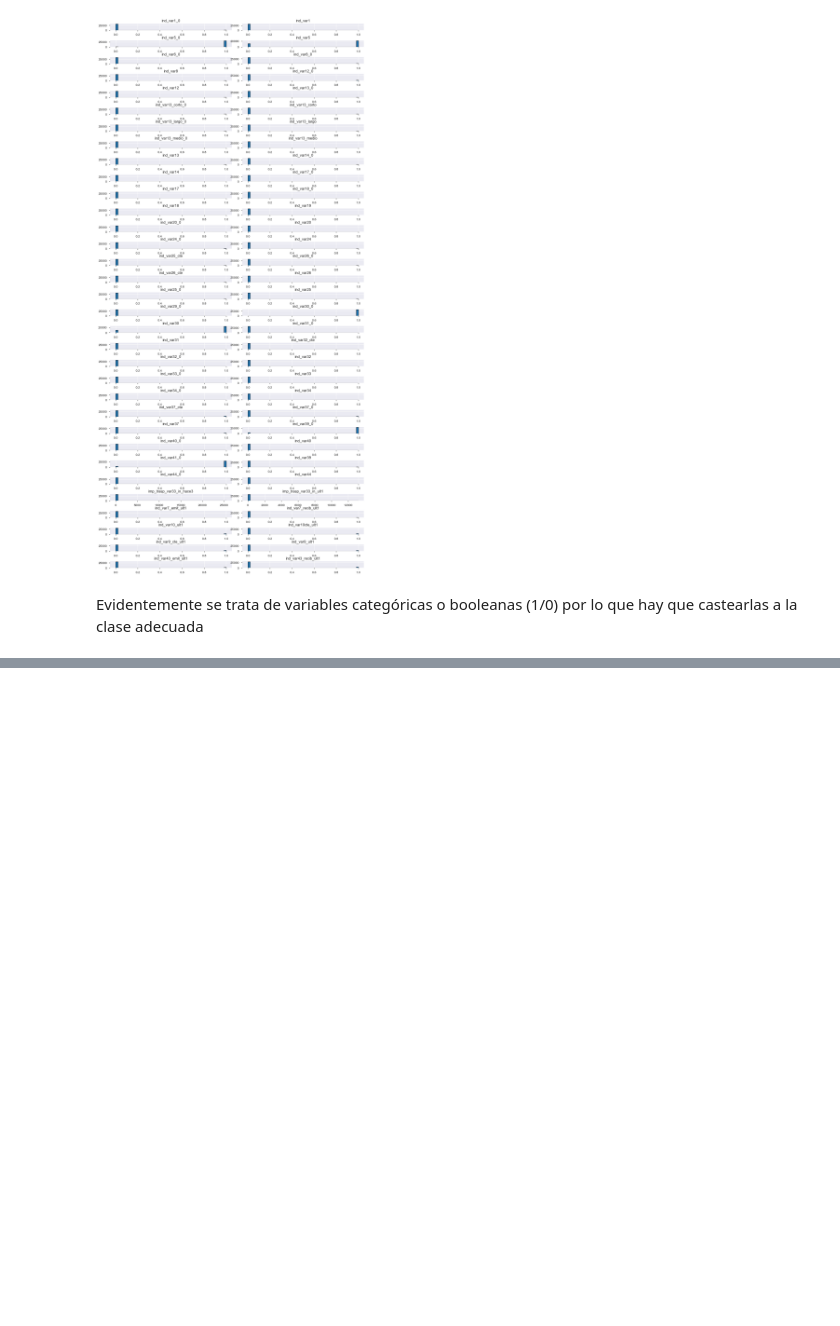
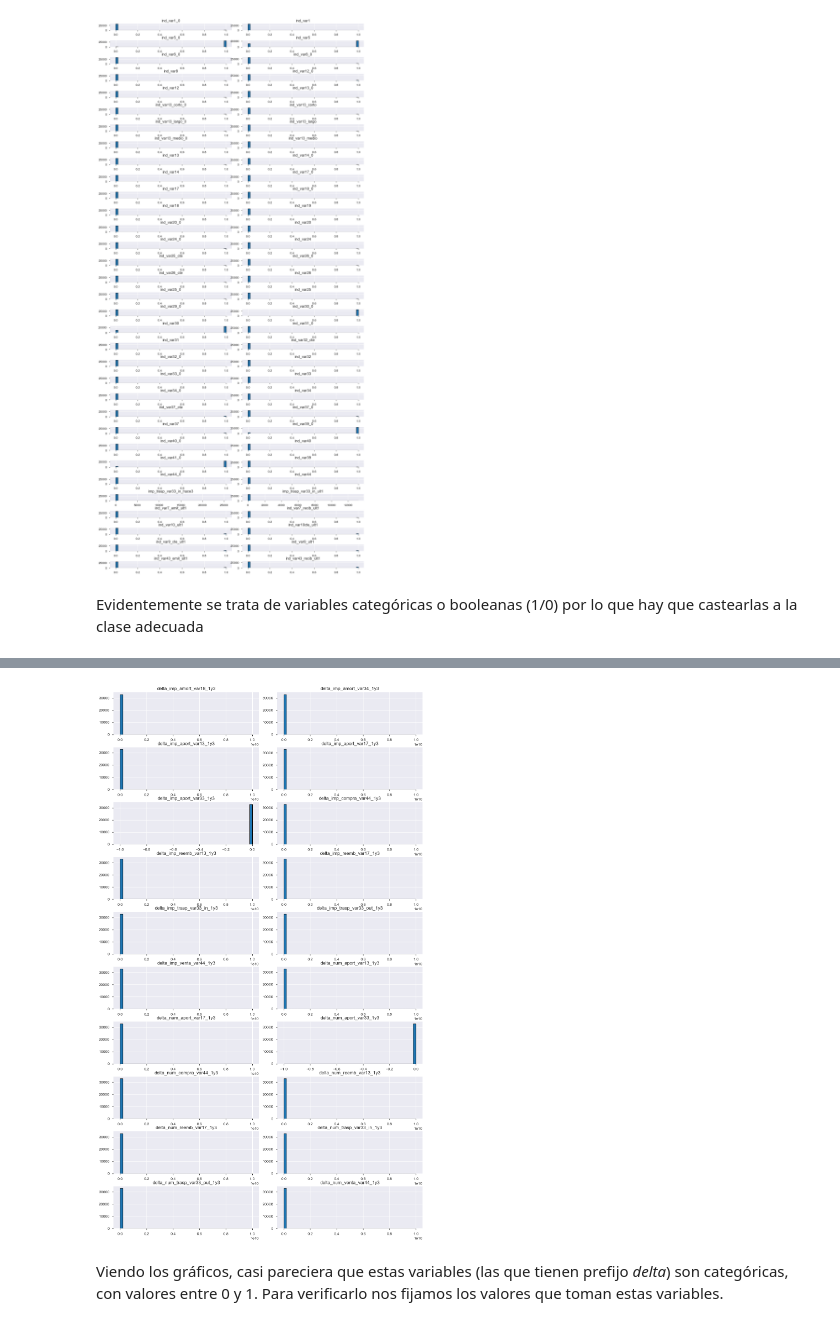
Before and after one commit to EmilianoLS/tp_machine_learning, a Jupyter notebook: tp_ml_churn.ipynb, the cells around one changed output, grey strips where cells are left out. Saved outputs shown, nothing was run; the diff lists cells and outputs as text; code cells hidden in the pictures; blank space fills up the shorter version.

```diff
--- a/tp_ml_churn.ipynb
+++ b/tp_ml_churn.ipynb
@@ -186,0 +188,13 @@ memory usage: 64.3 MB
+# %%
+axes_index = [[x,y] for x,y in itertools.product(range(10), range(2))]                              # Creo un vector para guardar las posiciones en la matriz de ejes mas abajo
+fig, axes = plt.subplots(nrows=10, ncols=2, figsize = (12,20))                                      # Creo un subplot con la cantidad de variables de tipo imp
+plt.tight_layout()                                                                                  # Para que se encuentren distribuidos de forma pareja
+for i in range(0,len(delta_columns)):
+    axes[axes_index[i][0],axes_index[i][1]].hist(df[delta_columns[i]],
+                                                 bins = 50, edgecolor = 'black',
+                                                 linewidth = 1.0)
+    axes[axes_index[i][0],axes_index[i][1]].set_title(delta_columns[i])
+# %% [output]
+[figure, added]
+# %% [markdown]
+Viendo los gráficos, casi pareciera que estas variables (las que tienen prefijo *delta*) son categóricas, con valores entre 0 y 1. Para verificarlo nos fijamos los valores que toman estas variables.
```
Also changed, not shown: parts of 17 cells of this notebook.
